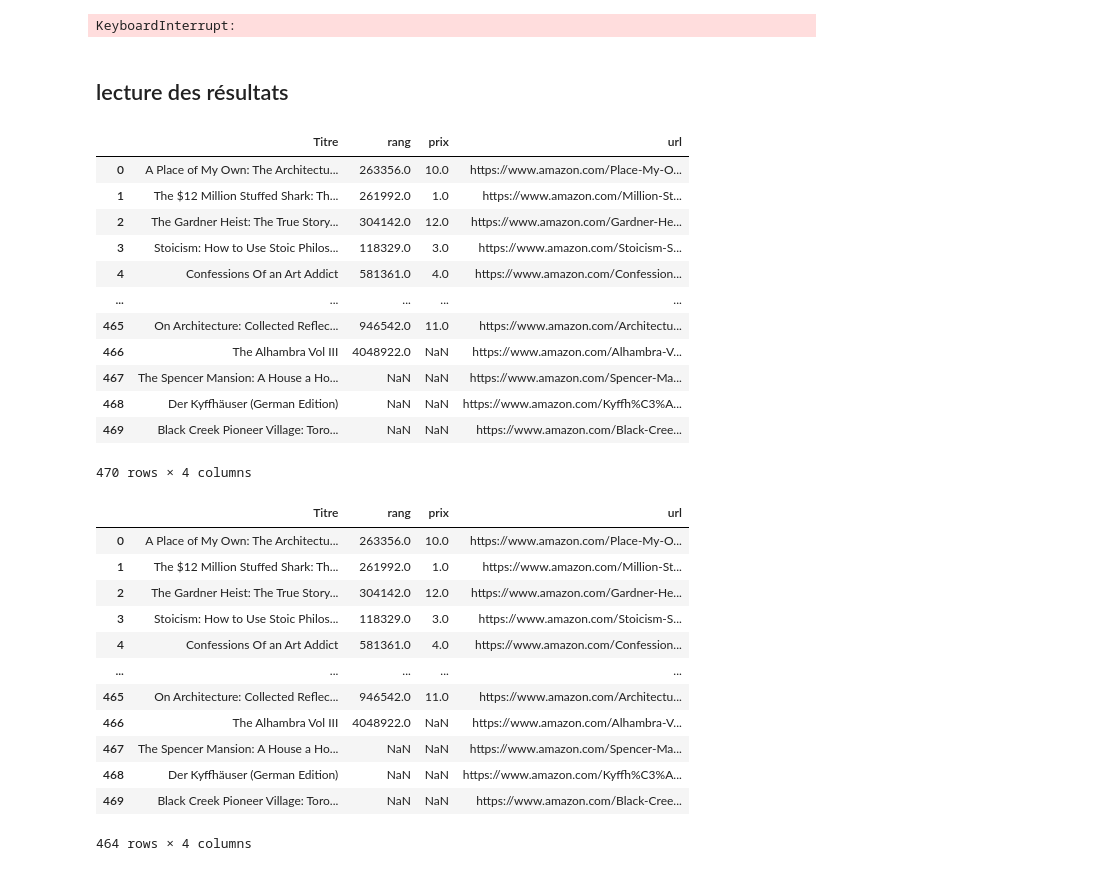
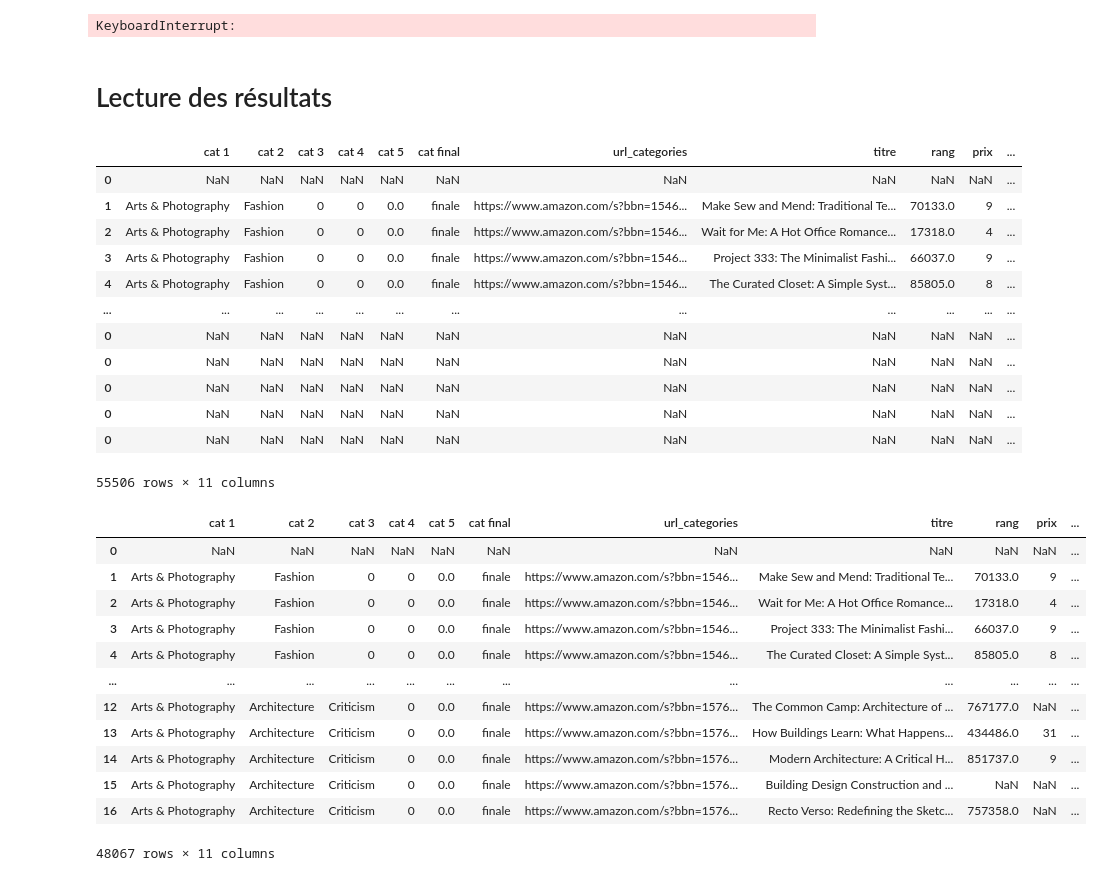
Before and after one commit to thomasgassin/kindle-scrapper, a Jupyter notebook: notebooks/NoteBook.ipynb, the cells around one changed output. Drawn from its saved outputs; the diff is of its cells as text; code cells hidden in the pictures.

```diff
--- a/notebooks/NoteBook.ipynb
+++ b/notebooks/NoteBook.ipynb
@@ -1342,40 +1340,40 @@ for url_categorie in listing :
 [{'url': 'https://www.amazon.com/Black-Creek-Pioneer-Village-Torontos-ebook/dp/B00AKAGMGQ/ref=sr_1_1012?qid=1656019980&s=digital-text&sr=1-1012', 'titre': " Black Creek Pioneer Village: Toronto's Livi ...
 KeyboardInterrupt:
 # %% [markdown]
-## lecture des résultats
+# Lecture des résultats
 # %%
-data = pd.read_csv("results.csv")
+data = pd.read_csv("resultats_livres.csv")
 # %%
 data
 # %% [output]
-|  | Titre | rang | prix | url |
-| 0 | A Place of My Own: The Architectu... | 263356.0 | 10.0 | https://www.amazon.com/Place-My-O... |
-| 1 | The $12 Million Stuffed Shark: Th... | 261992.0 | 1.0 | https://www.amazon.com/Million-St... |
-| 2 | The Gardner Heist: The True Story... | 304142.0 | 12.0 | https://www.amazon.com/Gardner-He... |
-| 3 | Stoicism: How to Use Stoic Philos... | 118329.0 | 3.0 | https://www.amazon.com/Stoicism-S... |
-| 4 | Confessions Of an Art Addict | 581361.0 | 4.0 | https://www.amazon.com/Confession... |
-| ... | ... | ... | ... | ... |
-| 465 | On Architecture: Collected Reflec... | 946542.0 | 11.0 | https://www.amazon.com/Architectu... |
-| 466 | The Alhambra Vol III | 4048922.0 | NaN | https://www.amazon.com/Alhambra-V... |
-| 467 | The Spencer Mansion: A House a Ho... | NaN | NaN | https://www.amazon.com/Spencer-Ma... |
-| 468 | Der Kyffhäuser (German Edition) | NaN | NaN | https://www.amazon.com/Kyffh%C3%A... |
-| 469 | Black Creek Pioneer Village: Toro... | NaN | NaN | https://www.amazon.com/Black-Cree... |
+|  | cat 1 | cat 2 | cat 3 | cat 4 | cat 5 | cat final | url_categories | titre | rang | prix | ... |
+| 0 | NaN | NaN | NaN | NaN | NaN | NaN | NaN | NaN | NaN | NaN | ... |
+| 1 | Arts & Photography | Fashion | 0 | 0 | 0.0 | finale | https://www.amazon.com/s?bbn=1546... | Make Sew and Mend: Traditional Te... | 70133.0 | 9 | ... |
+| 2 | Arts & Photography | Fashion | 0 | 0 | 0.0 | finale | https://www.amazon.com/s?bbn=1546... | Wait for Me: A Hot Office Romance... | 17318.0 | 4 | ... |
+| 3 | Arts & Photography | Fashion | 0 | 0 | 0.0 | finale | https://www.amazon.com/s?bbn=1546... | Project 333: The Minimalist Fashi... | 66037.0 | 9 | ... |
+| 4 | Arts & Photography | Fashion | 0 | 0 | 0.0 | finale | https://www.amazon.com/s?bbn=1546... | The Curated Closet: A Simple Syst... | 85805.0 | 8 | ... |
+| ... | ... | ... | ... | ... | ... | ... | ... | ... | ... | ... | ... |
+| 0 | NaN | NaN | NaN | NaN | NaN | NaN | NaN | NaN | NaN | NaN | ... |
+| 0 | NaN | NaN | NaN | NaN | NaN | NaN | NaN | NaN | NaN | NaN | ... |
+| 0 | NaN | NaN | NaN | NaN | NaN | NaN | NaN | NaN | NaN | NaN | ... |
+| 0 | NaN | NaN | NaN | NaN | NaN | NaN | NaN | NaN | NaN | NaN | ... |
+| 0 | NaN | NaN | NaN | NaN | NaN | NaN | NaN | NaN | NaN | NaN | ... |
-470 rows × 4 columns
+55506 rows × 11 columns
 # %%
-data2 = data.drop_duplicates()
+data = data.drop_duplicates()
 # %%
-data2
+data
 # %% [output]
-|  | Titre | rang | prix | url |
-| 0 | A Place of My Own: The Architectu... | 263356.0 | 10.0 | https://www.amazon.com/Place-My-O... |
-| 1 | The $12 Million Stuffed Shark: Th... | 261992.0 | 1.0 | https://www.amazon.com/Million-St... |
-| 2 | The Gardner Heist: The True Story... | 304142.0 | 12.0 | https://www.amazon.com/Gardner-He... |
-| 3 | Stoicism: How to Use Stoic Philos... | 118329.0 | 3.0 | https://www.amazon.com/Stoicism-S... |
-| 4 | Confessions Of an Art Addict | 581361.0 | 4.0 | https://www.amazon.com/Confession... |
-| ... | ... | ... | ... | ... |
-| 465 | On Architecture: Collected Reflec... | 946542.0 | 11.0 | https://www.amazon.com/Architectu... |
-| 466 | The Alhambra Vol III | 4048922.0 | NaN | https://www.amazon.com/Alhambra-V... |
-| 467 | The Spencer Mansion: A House a Ho... | NaN | NaN | https://www.amazon.com/Spencer-Ma... |
-| 468 | Der Kyffhäuser (German Edition) | NaN | NaN | https://www.amazon.com/Kyffh%C3%A... |
-| 469 | Black Creek Pioneer Village: Toro... | NaN | NaN | https://www.amazon.com/Black-Cree... |
+|  | cat 1 | cat 2 | cat 3 | cat 4 | cat 5 | cat final | url_categories | titre | rang | prix | ... |
+| 0 | NaN | NaN | NaN | NaN | NaN | NaN | NaN | NaN | NaN | NaN | ... |
+| 1 | Arts & Photography | Fashion | 0 | 0 | 0.0 | finale | https://www.amazon.com/s?bbn=1546... | Make Sew and Mend: Traditional Te... | 70133.0 | 9 | ... |
+| 2 | Arts & Photography | Fashion | 0 | 0 | 0.0 | finale | https://www.amazon.com/s?bbn=1546... | Wait for Me: A Hot Office Romance... | 17318.0 | 4 | ... |
+| 3 | Arts & Photography | Fashion | 0 | 0 | 0.0 | finale | https://www.amazon.com/s?bbn=1546... | Project 333: The Minimalist Fashi... | 66037.0 | 9 | ... |
+| 4 | Arts & Photography | Fashion | 0 | 0 | 0.0 | finale | https://www.amazon.com/s?bbn=1546... | The Curated Closet: A Simple Syst... | 85805.0 | 8 | ... |
+| ... | ... | ... | ... | ... | ... | ... | ... | ... | ... | ... | ... |
+| 12 | Arts & Photography | Architecture | Criticism | 0 | 0.0 | finale | https://www.amazon.com/s?bbn=1576... | The Common Camp: Architecture of ... | 767177.0 | NaN | ... |
+| 13 | Arts & Photography | Architecture | Criticism | 0 | 0.0 | finale | https://www.amazon.com/s?bbn=1576... | How Buildings Learn: What Happens... | 434486.0 | 31 | ... |
+| 14 | Arts & Photography | Architecture | Criticism | 0 | 0.0 | finale | https://www.amazon.com/s?bbn=1576... | Modern Architecture: A Critical H... | 851737.0 | 9 | ... |
+| 15 | Arts & Photography | Architecture | Criticism | 0 | 0.0 | finale | https://www.amazon.com/s?bbn=1576... | Building Design Construction and ... | NaN | NaN | ... |
+| 16 | Arts & Photography | Architecture | Criticism | 0 | 0.0 | finale | https://www.amazon.com/s?bbn=1576... | Recto Verso: Redefining the Sketc... | 757358.0 | NaN | ... |
-464 rows × 4 columns
+48067 rows × 11 columns
```
Also changed, not shown: parts of 22 cells of this notebook, 1 other file.
